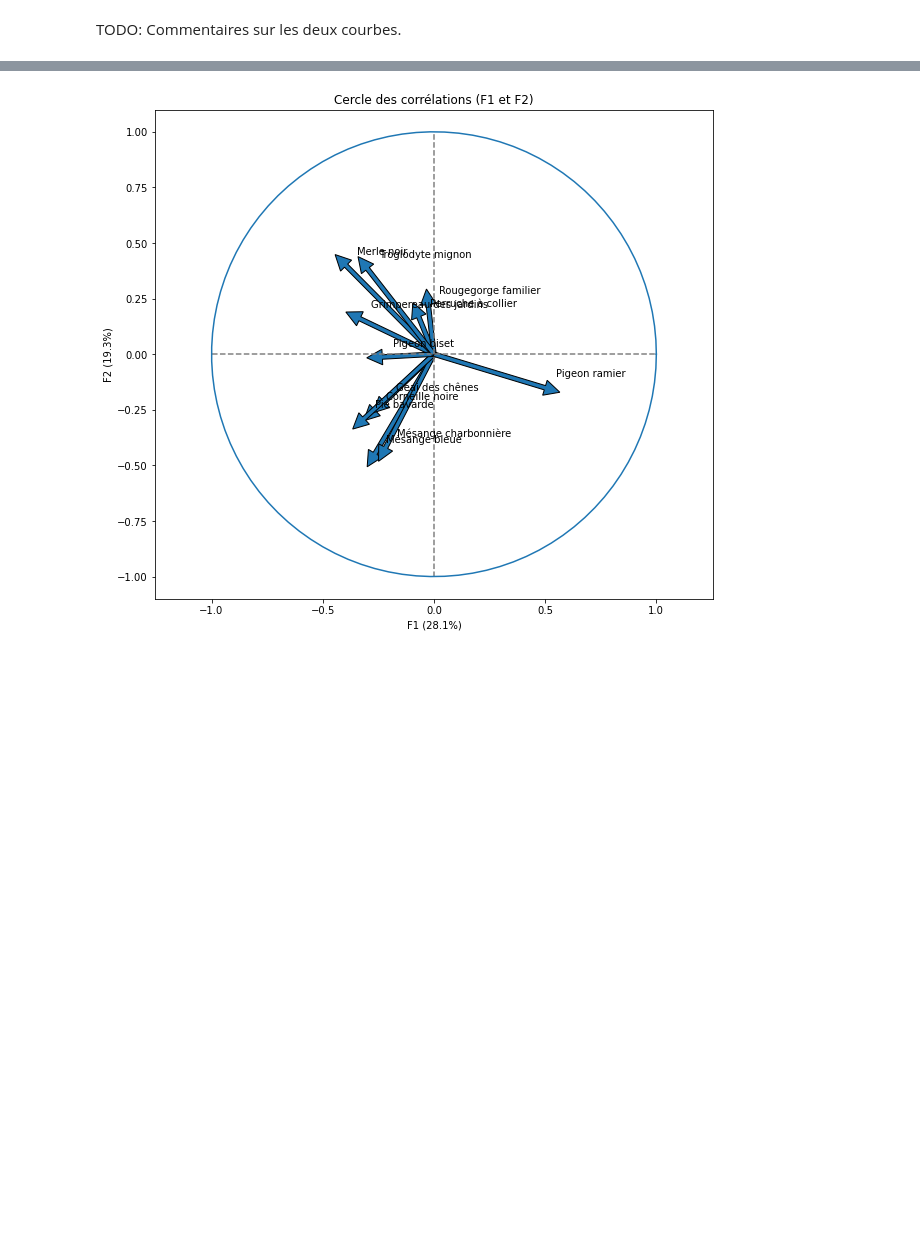
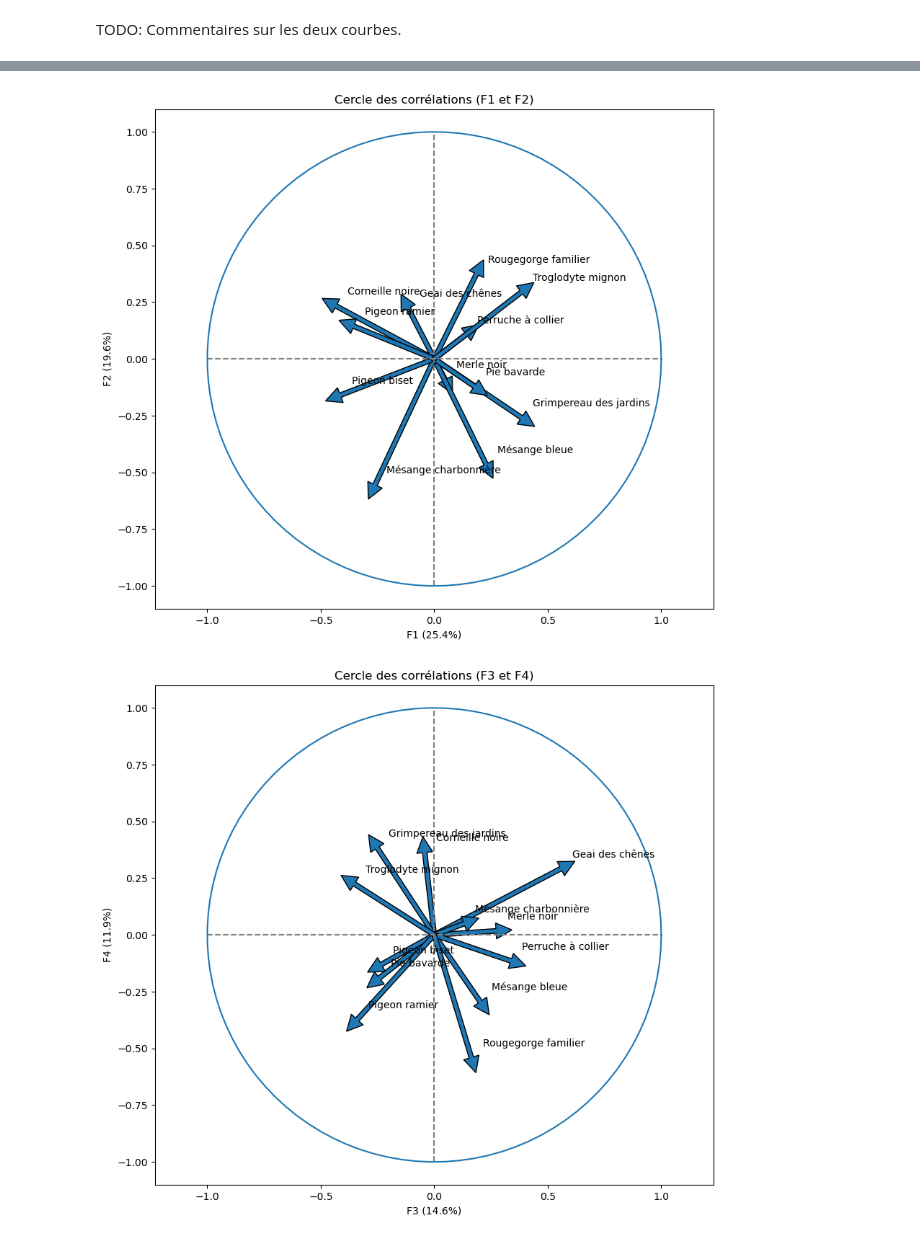
Before and after one commit to hadouin/data-science-isep, a Jupyter notebook: main.ipynb, the cells around one changed output, grey strips where cells are left out. Saved outputs shown, nothing was run; the diff lists cells and outputs as text; code cells hidden in the pictures; blank space fills up the shorter version.

```diff
--- a/main.ipynb
+++ b/main.ipynb
@@ -231,7 +233,8 @@ from sklearn.decomposition import PCA
 from sklearn.preprocessing import normalize, StandardScaler
 
 data_sans_zeros_sans_mois = data_sans_zeros.drop(['Mois'], axis=1)
-normalized_data = normalize(data_sans_zeros_sans_mois)
+t_data_sans_zeros_sans_mois = np.transpose(data_sans_zeros_sans_mois)
+normalized_data = normalize(t_data_sans_zeros_sans_mois)
 scaled_data = StandardScaler().fit_transform(normalized_data)
 
 idx = ["mean", "std"]
@@ -243,7 +246,7 @@ pd.DataFrame(scaled_data).describe().round(2).loc[idx, :]
 | std | 1.04 | 1.04 | 1.04 | 1.04 | 1.04 | 1.04 | 1.04 | 1.04 | 1.04 | 1.04 | 1.04 | ... |
 # %%
 pca = PCA()
-pca.fit_transform(scaled_data)
+pca.fit(scaled_data)
 
 eig = pd.DataFrame(
     {
@@ -373,32 +377,34 @@ def correlation_graph(pca,x_y,features) :
                 pca.components_[y, i],
                 head_width=0.07,
                 head_length=0.07,
                 width=0.02, )
 
         # Les labels
         plt.text(pca.components_[x, i] + 0.05,
                 pca.components_[y, i] + 0.05,
                 features[i])
 
     # Affichage des lignes horizontales et verticales
     plt.plot([-1, 1], [0, 0], color='grey', ls='--')
     plt.plot([0, 0], [-1, 1], color='grey', ls='--')
 
     # Nom des axes, avec le pourcentage d'inertie expliqué
     plt.xlabel('F{} ({}%)'.format(x+1, round(100*pca.explained_variance_ratio_[x],1)))
     plt.ylabel('F{} ({}%)'.format(y+1, round(100*pca.explained_variance_ratio_[y],1)))
 
-    # J'ai copié collé le code sans le lire
     plt.title("Cercle des corrélations (F{} et F{})".format(x+1, y+1))
 
     # Le cercle
     an = np.linspace(0, 2 * np.pi, 100)
     plt.plot(np.cos(an), np.sin(an))  # Add a unit circle for scale
 
     # Axes et display
     plt.axis('equal')
     plt.show(block=False)
 
 correlation_graph(pca,[0,1],data_sans_zeros_sans_mois.columns)
+
+correlation_graph(pca,[2,3],data_sans_zeros_sans_mois.columns)
 # %% [output]
-[figure, old version]
+[figure, new version]
+[figure, added]
```
Also changed, not shown: parts of 29 cells of this notebook.
